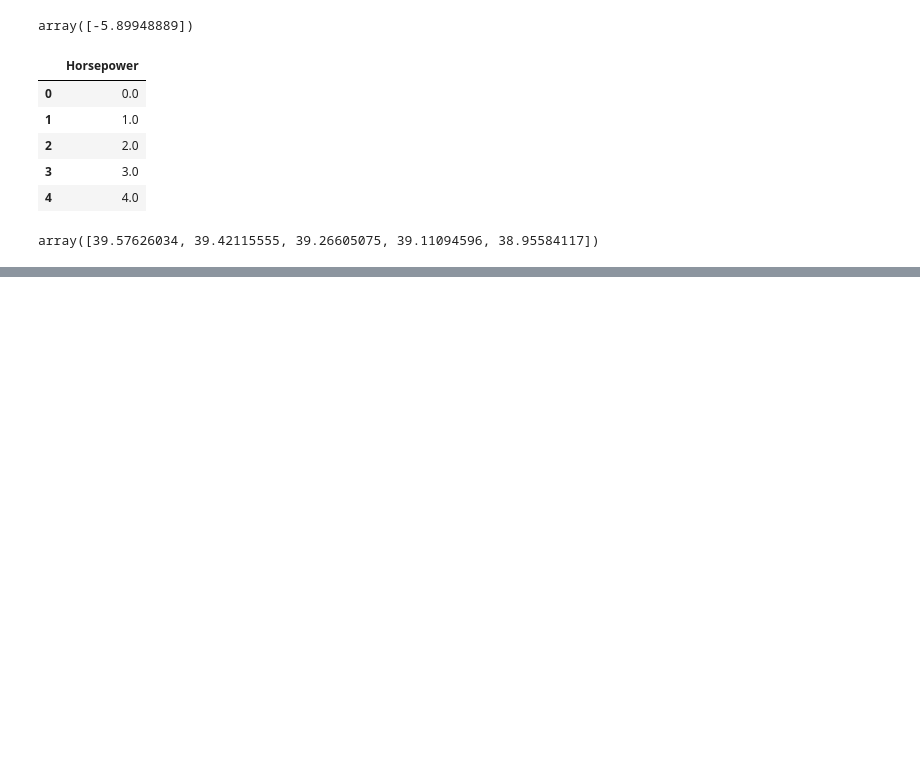
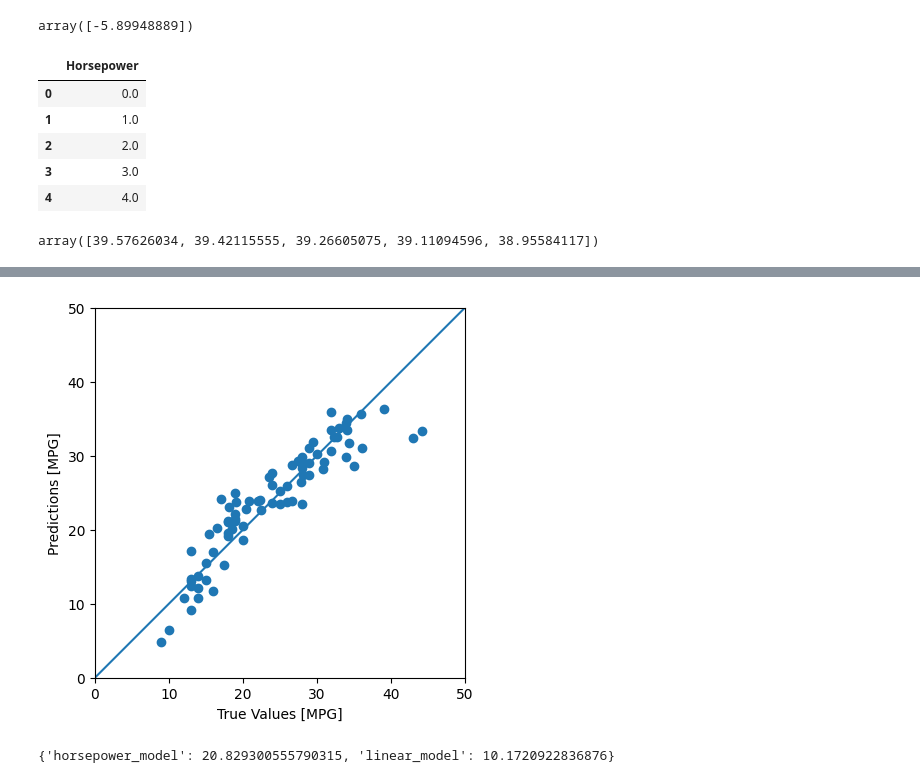
Before and after one commit to 2026-2-predictiva/std-sonia-luz-gonzalez-pardo, a Jupyter notebook: PRE_02_regresion_basica/notebooks/notebook.ipynb, the cells around one changed output, grey strips where cells are left out. Saved outputs shown, nothing was run; the diff lists cells and outputs as text; code cells hidden in the pictures; blank space fills up the shorter version.

```diff
--- a/PRE_02_regresion_basica/notebooks/notebook.ipynb
+++ b/PRE_02_regresion_basica/notebooks/notebook.ipynb
@@ -240,0 +278,20 @@ test_results
+# %%
+
+
+test_predictions = linear_model.predict(standarized_test_features)
+
+plot_predictions(
+    y_true=test_labels,
+    y_pred=test_predictions,
+)
+# %% [output]
+[figure, added]
+# %%
+test_results["linear_model"] = mean_squared_error(
+    y_true=test_labels,
+    y_pred=test_predictions,
+)
+
+test_results
+# %% [output]
+{'horsepower_model': 20.829300555790315, 'linear_model': 10.1720922836876}
```
Also changed, not shown: parts of 17 cells of this notebook, 2 other files.
